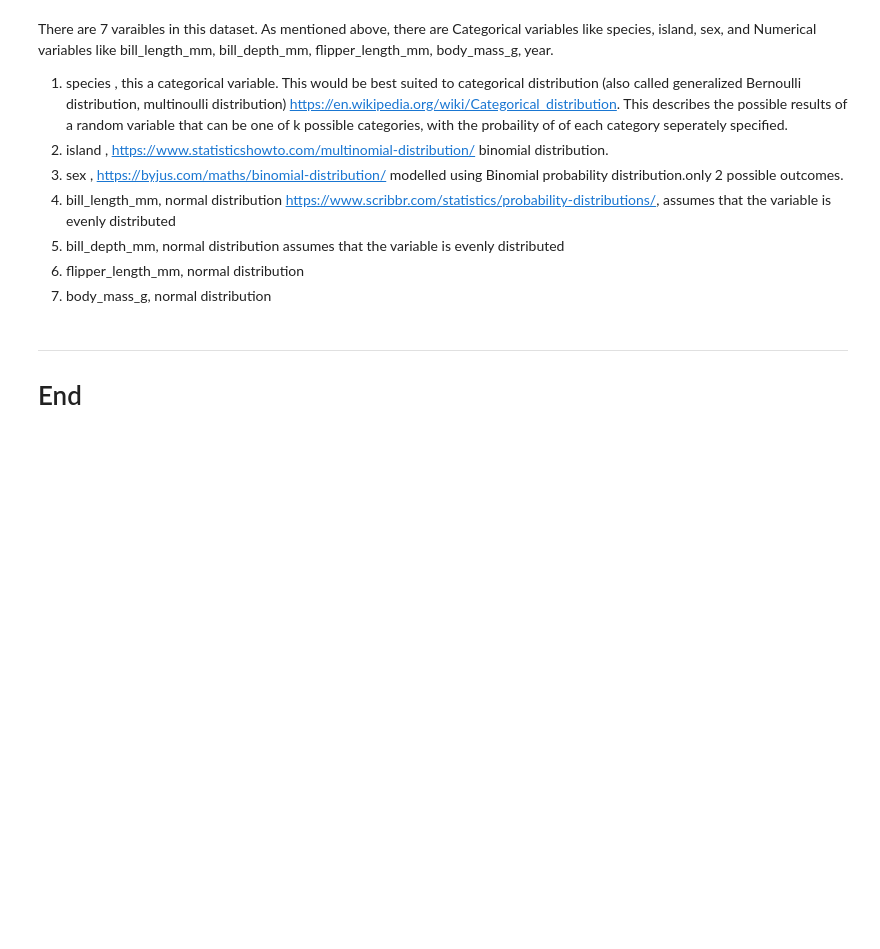
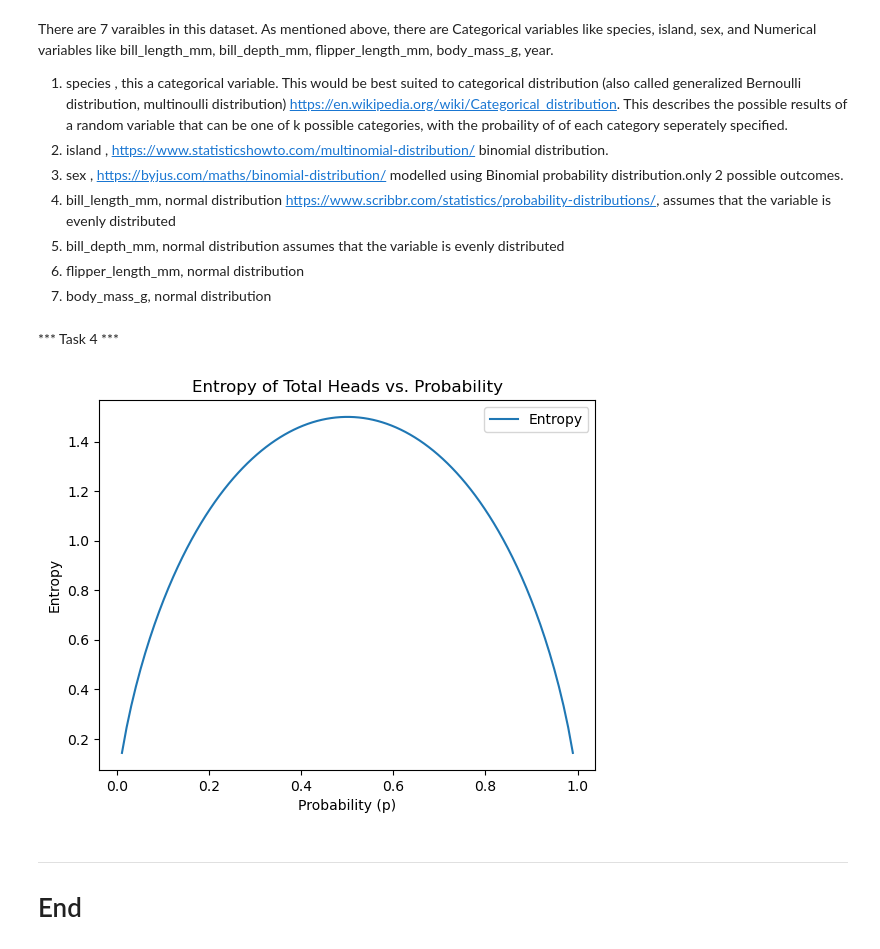
Before and after one commit to dectan/FUNDAMENTALS-OF-DATA-ANALYSIS, a Jupyter notebook: tasks.ipynb, the cells around one changed output. Saved outputs shown, nothing was run; the diff lists cells and outputs as text; code cells hidden in the pictures; blank space fills up the shorter version.

Commit message:
tak4: entropy for probabilty of giving heads

```diff
--- a/tasks.ipynb
+++ b/tasks.ipynb
@@ -111,6 +74,32 @@ https://en.wikipedia.org/wiki/Categorical_distribution. This describes the possi
 5. bill_depth_mm, normal distribution assumes that the variable is evenly distributed
 6. flipper_length_mm, normal distribution
 7. body_mass_g, normal distribution
+# %% [markdown]
+*** Task 4 ***
+# %%
+# range of p values
+pvalues = np.linspace(0,1,100)
+
+entropy_values = []
+
+for p in pvalues:
+
+    p0 = (1 - p) ** 2
+    p1 = 2 * p * (1 - p)
+    p2 = p ** 2
+
+    # Entropy calculation
+    entropy = -(p0 * np.log2(p0) + p1 * np.log2(p1) + p2 * np.log2(p2))
+    entropy_values.append(entropy)
+# %%
+plt.plot(pvalues, entropy_values, label="Entropy")
+plt.xlabel("Probability (p)")
+plt.ylabel("Entropy")
+plt.title("Entropy of Total Heads vs. Probability")
+plt.legend()
+plt.show()
+# %% [output]
+[figure, added]
 # %% [markdown]
 ***
 # End
```
Also changed, not shown: parts of 6 cells of this notebook, 1 other file.
